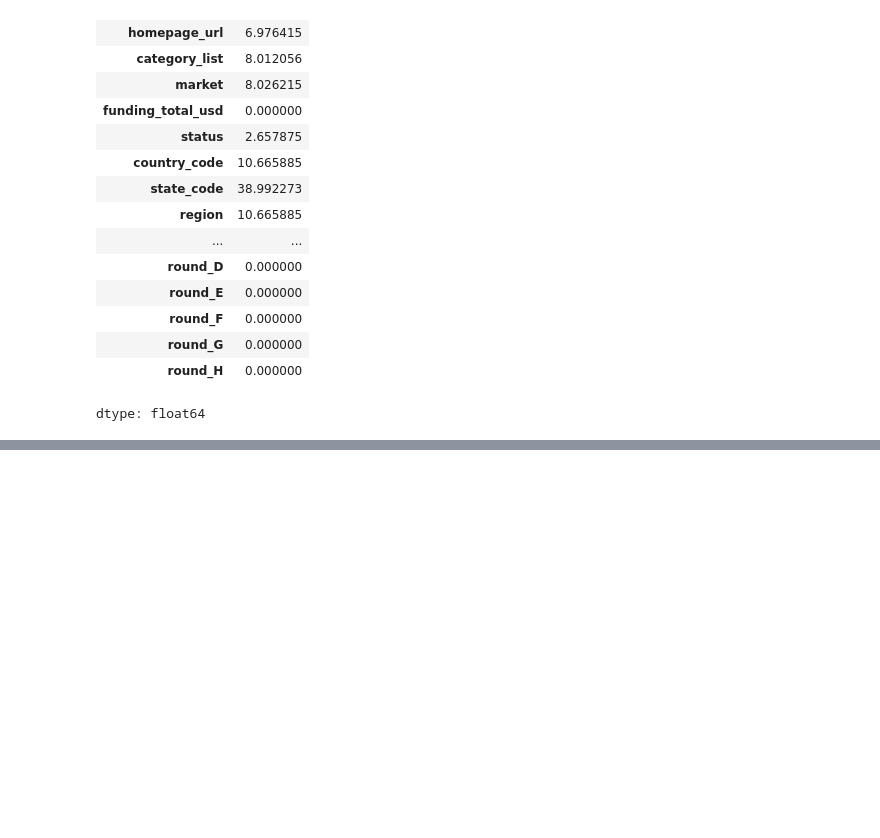
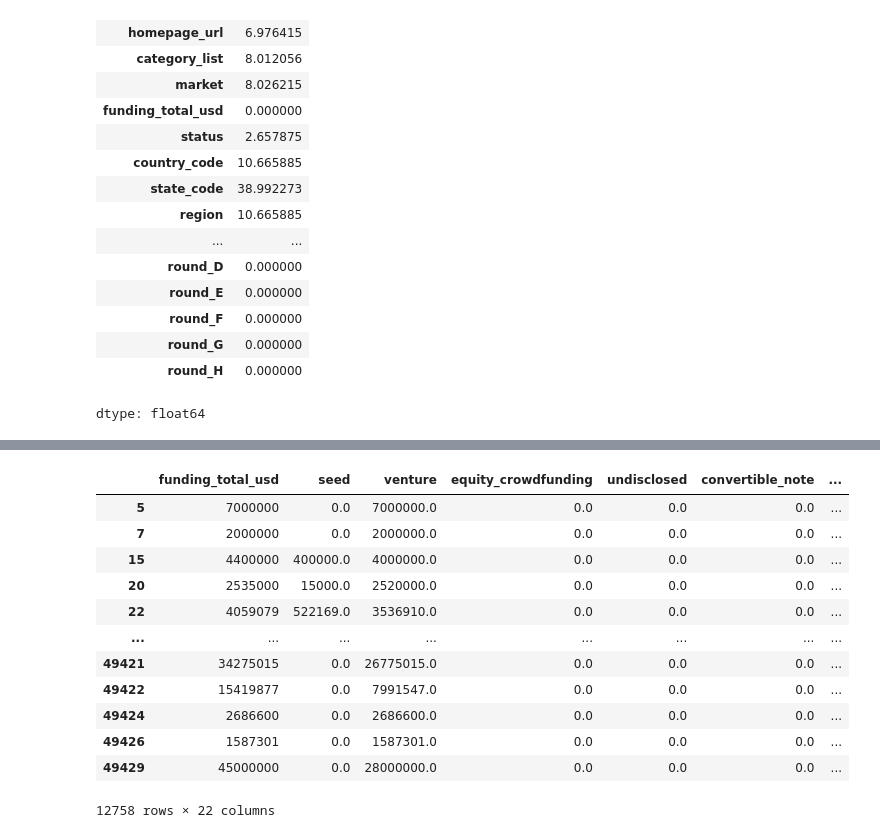
Before and after one commit to shamabansal17/Startups_funding_Analysis, a Jupyter notebook: funding_startup.ipynb, the cells around one changed output, grey strips where cells are left out. Saved outputs shown, nothing was run; the diff lists cells and outputs as text; code cells hidden in the pictures; blank space fills up the shorter version.

```diff
--- a/funding_startup.ipynb
+++ b/funding_startup.ipynb
@@ -253,0 +362,4 @@ df[df[['category_list','market']].isna().any(axis=1)][['category_list','market']
+# %%
+req_col=df.columns[18:].to_list()
+req_col.insert(0,'funding_total_usd')
+req_col
@@ -253,0 +384,16 @@ df[df[['category_list','market']].isna().any(axis=1)][['category_list','market']
+# %%
+df[df.iloc[:,18:].sum(axis=1)-df['funding_total_usd']!=0][req_col]
+# %% [output]
+|  | funding_total_usd | seed | venture | equity_crowdfunding | undisclosed | convertible_note | ... |
+| 5 | 7000000 | 0.0 | 7000000.0 | 0.0 | 0.0 | 0.0 | ... |
+| 7 | 2000000 | 0.0 | 2000000.0 | 0.0 | 0.0 | 0.0 | ... |
+| 15 | 4400000 | 400000.0 | 4000000.0 | 0.0 | 0.0 | 0.0 | ... |
+| 20 | 2535000 | 15000.0 | 2520000.0 | 0.0 | 0.0 | 0.0 | ... |
+| 22 | 4059079 | 522169.0 | 3536910.0 | 0.0 | 0.0 | 0.0 | ... |
+| ... | ... | ... | ... | ... | ... | ... | ... |
+| 49421 | 34275015 | 0.0 | 26775015.0 | 0.0 | 0.0 | 0.0 | ... |
+| 49422 | 15419877 | 0.0 | 7991547.0 | 0.0 | 0.0 | 0.0 | ... |
+| 49424 | 2686600 | 0.0 | 2686600.0 | 0.0 | 0.0 | 0.0 | ... |
+| 49426 | 1587301 | 0.0 | 1587301.0 | 0.0 | 0.0 | 0.0 | ... |
+| 49429 | 45000000 | 0.0 | 28000000.0 | 0.0 | 0.0 | 0.0 | ... |
+12758 rows × 22 columns
```
Also changed, not shown: parts of 31 cells of this notebook.
